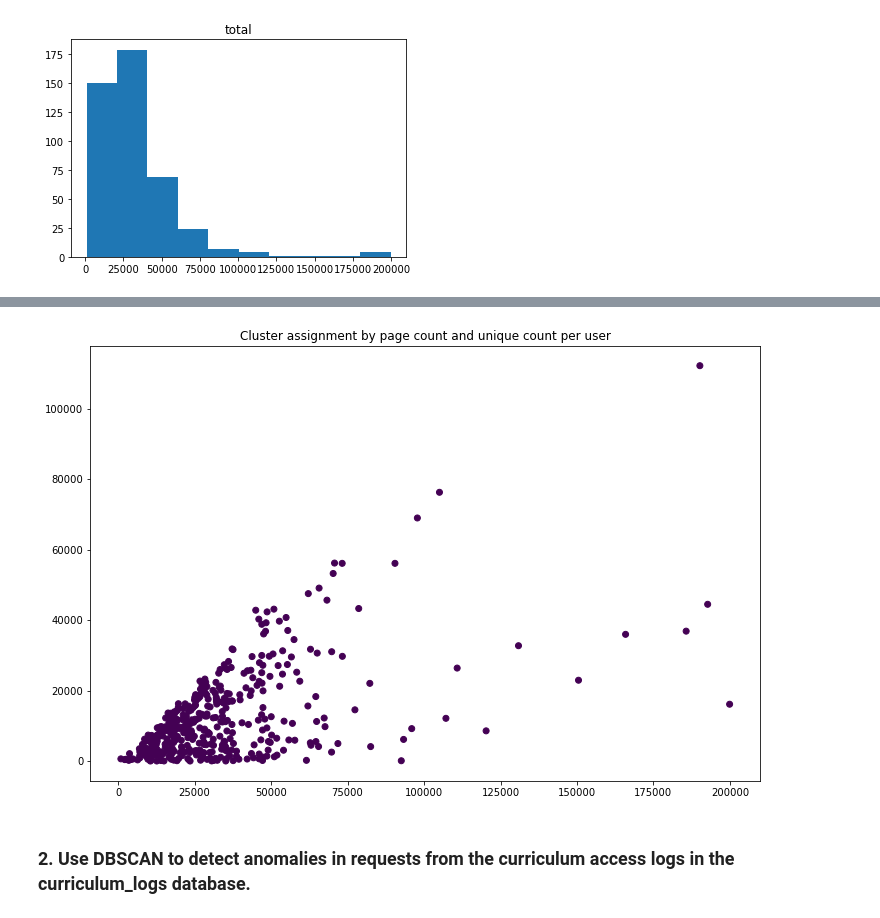
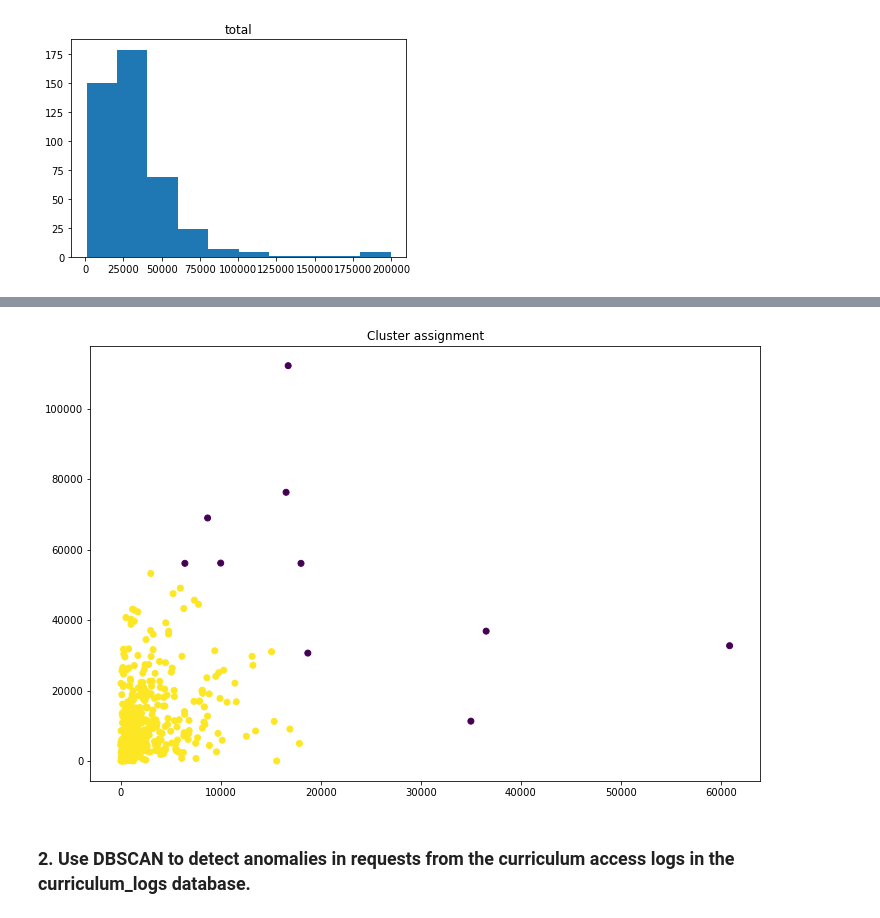
Before and after one commit to morgancross2/anomaly-detection-exercises, a Jupyter notebook: clustering_anomaly_detection.ipynb, the cells around one changed output, grey strips where cells are left out. Cells and saved outputs as stored; diff of their text form; code cells hidden in the pictures.

```diff
--- a/clustering_anomaly_detection.ipynb
+++ b/clustering_anomaly_detection.ipynb
@@ -111,4 +106,4 @@ array([[0.11294004, 0.13072723, 0.08146416, ..., 0.0654272 , 0.02784731,
 # %%
-s_cols = [col + '_scaled' for col in cols]
+s_cols = [col + '_scaled' for col in df.columns]
 s_cols
 # %% [output]
@@ -122,4 +111,2 @@ s_cols
 # %%
 scaled_df = pd.DataFrame(scaled_df, columns=s_cols, index=df.index)
-# %%
-scaled_df['customer_id'] = df.customer_id
@@ -142,5 +113,9 @@ scaled_df
 # %%
 dbse = DBSCAN(eps=.1, min_samples=20).fit(scaled_df)
+# %%
+df['customer_id'] = temp
+# %%
+scaled_df['customer_id'] = temp
 # %%
 df = df.merge(scaled_df, on=df.customer_id).drop(columns='key_0')
 # %%
@@ -164,10 +137,10 @@ df[df.labels == -1]
 # %%
 plt.figure(figsize=(12,8))
-plt.scatter(df['total'], df['fresh'], c=df['labels'])
-plt.title('Cluster assignment by page count and unique count per user')
+plt.scatter(df['frozen'], df['fresh'], c=df['labels'])
+plt.title('Cluster assignment')
 plt.show()
 # %% [output]
-[figure, old version]
+[figure, new version]
 # %% [markdown]
 ### 2. Use DBSCAN to detect anomalies in requests from the curriculum access logs in the curriculum_logs database.
 # %%
```
Also changed, not shown: parts of 7 cells of this notebook.
